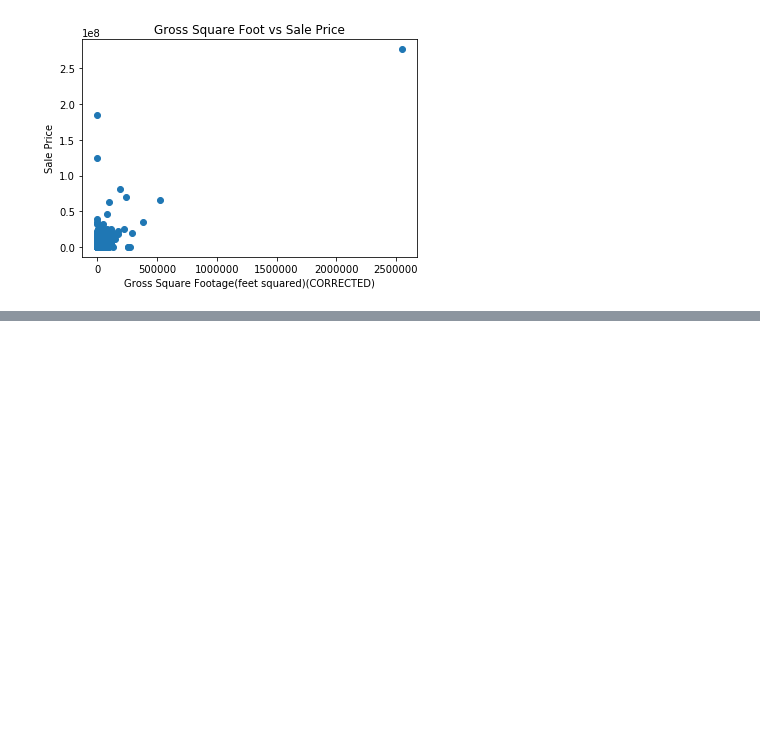
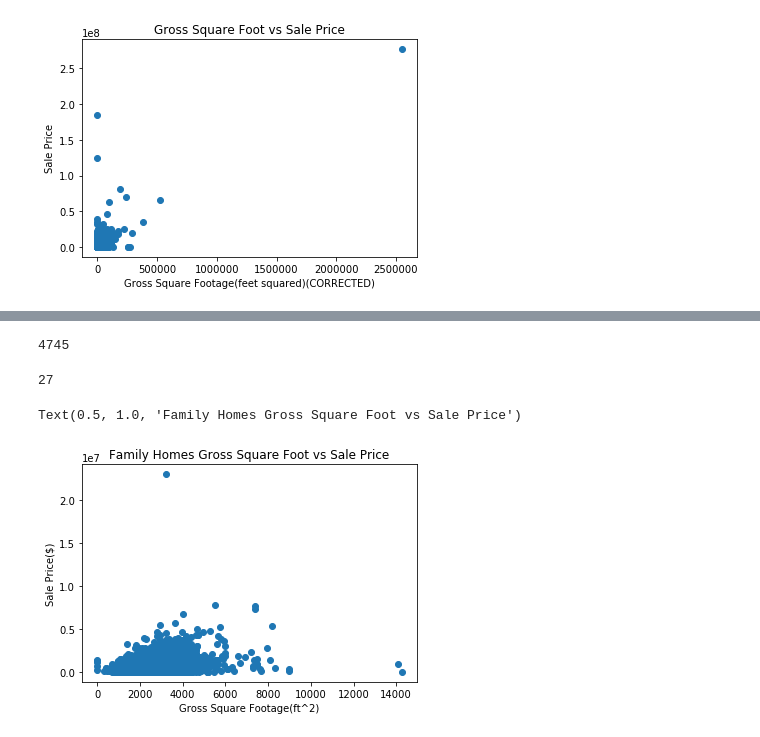
Before and after one commit to zshelton2015/HW4_CIS5400, a Jupyter notebook: zachshelton_cis5400_homework4.ipynb, the cells around one changed output, grey strips where cells are left out. Saved outputs shown, nothing was run; the diff lists cells and outputs as text; code cells hidden in the pictures; blank space fills up the shorter version.

```diff
--- a/zachshelton_cis5400_homework4.ipynb
+++ b/zachshelton_cis5400_homework4.ipynb
@@ -177,0 +214,23 @@ Text(0.5, 1.0, 'Gross Square Foot vs Sale Price')
+# %%
+#q17
+brooklyn_family_sales_less= brooklyn_family_sales[brooklyn_family_sales['sale_price']<100000]
+print(len(brooklyn_family_sales_less))
+# %% [output]
+4745
+# %%
+#q18
+sale_price_count = (brooklyn_family_sales['sale_price'].value_counts())
+print(sale_price_count[1])
+# %% [output]
+27
+# %%
+#q19
+brooklyn_family_sales =brooklyn_family_sales[brooklyn_family_sales['sale_price']>=0]
+#q20
+plt.scatter((brooklyn_family_sales['gross_square_feet']),(brooklyn_family_sales['sale_price']))
+plt.xlabel("Gross Square Footage(ft^2)")
+plt.ylabel("Sale Price($)")
+plt.title("Family Homes Gross Square Foot vs Sale Price")
+# %% [output]
+Text(0.5, 1.0, 'Family Homes Gross Square Foot vs Sale Price')
+[figure, added]
```
Also changed, not shown: parts of 11 cells of this notebook.
